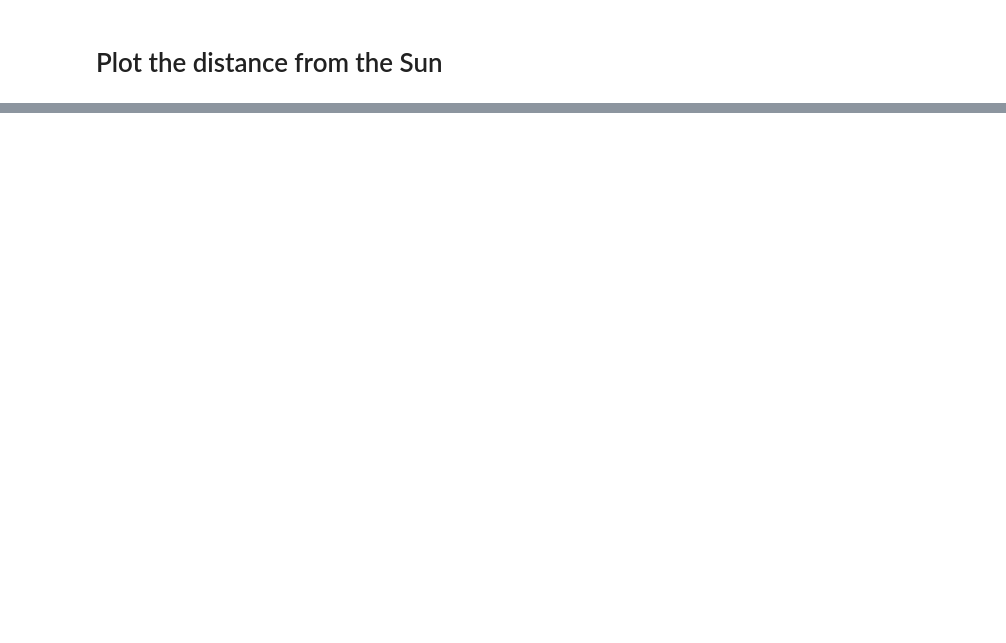
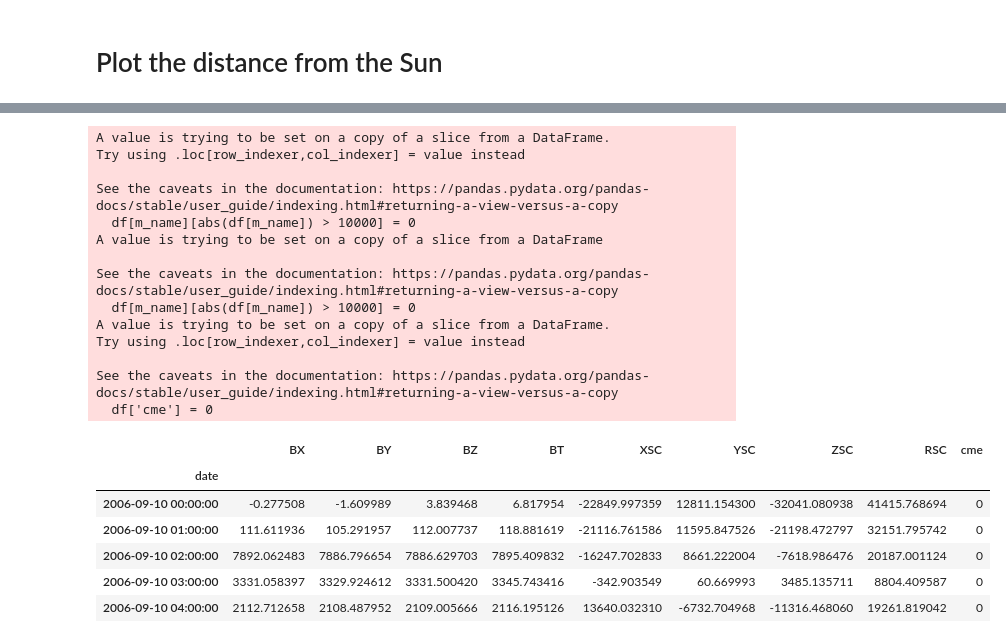
Before and after one commit to CS-433/ml-project-2-ml4esa, a Jupyter notebook: VEX_Magneto_Fetching.ipynb, the cells around one changed output, grey strips where cells are left out. Drawn from its saved outputs; the diff is of its cells as text; code cells hidden in the pictures; blank space fills up the shorter version.

```diff
--- a/VEX_Magneto_Fetching.ipynb
+++ b/VEX_Magneto_Fetching.ipynb
@@ -59,0 +76,44 @@ plt.show()
+# %%
+# Add cme column to magneto dataframe
+from datetime import datetime, timedelta
+
+# Set the year and day numbers
+year = 2006
+start_day = 253
+end_day = 255
+
+# Calculate the dates
+start_date = datetime(year, 1, 1) + timedelta(days=start_day - 1)
+end_date = datetime(year, 1, 1) + timedelta(days=end_day - 1)
+
+
+df = df.loc[start_date:end_date]
+m_name = ['BX', 'BY', 'BZ', 'BT']
+df[m_name][abs(df[m_name]) > 10000] = 0
+df['cme'] = 0
+value = df['BT'].max()
+for index, row in vex_boundary_df.iterrows():
+    df.loc[row['start_time']:row['end_time'], 'cme'] = value
+df.head()
+# %% [output]
+A value is trying to be set on a copy of a slice from a DataFrame.
+Try using .loc[row_indexer,col_indexer] = value instead
+
+See the caveats in the documentation: https://pandas.pydata.org/pandas-docs/stable/user_guide/indexing.html#returning-a-view-versus-a-copy
+  df[m_name][abs(df[m_name]) > 10000] = 0
+A value is trying to be set on a copy of a slice from a DataFrame
+
+See the caveats in the documentation: https://pandas.pydata.org/pandas-docs/stable/user_guide/indexing.html#returning-a-view-versus-a-copy
+  df[m_name][abs(df[m_name]) > 10000] = 0
+A value is trying to be set on a copy of a slice from a DataFrame.
+Try using .loc[row_indexer,col_indexer] = value instead
+
+See the caveats in the documentation: https://pandas.pydata.org/pandas-docs/stable/user_guide/indexing.html#returning-a-view-versus-a-copy
+  df['cme'] = 0
+|  | BX | BY | BZ | BT | XSC | YSC | ZSC | RSC | cme |
+| date |  |  |  |  |  |  |  |  |  |
+| 2006-09-10 00:00:00 | -0.277508 | -1.609989 | 3.839468 | 6.817954 | -22849.997359 | 12811.154300 | -32041.080938 | 41415.768694 | 0 |
+| 2006-09-10 01:00:00 | 111.611936 | 105.291957 | 112.007737 | 118.881619 | -21116.761586 | 11595.847526 | -21198.472797 | 32151.795742 | 0 |
+| 2006-09-10 02:00:00 | 7892.062483 | 7886.796654 | 7886.629703 | 7895.409832 | -16247.702833 | 8661.222004 | -7618.986476 | 20187.001124 | 0 |
+| 2006-09-10 03:00:00 | 3331.058397 | 3329.924612 | 3331.500420 | 3345.743416 | -342.903549 | 60.669993 | 3485.135711 | 8804.409587 | 0 |
+| 2006-09-10 04:00:00 | 2112.712658 | 2108.487952 | 2109.005666 | 2116.195126 | 13640.032310 | -6732.704968 | -11316.468060 | 19261.819042 | 0 |
```
Also changed, not shown: parts of 7 cells of this notebook, 2 other files.
